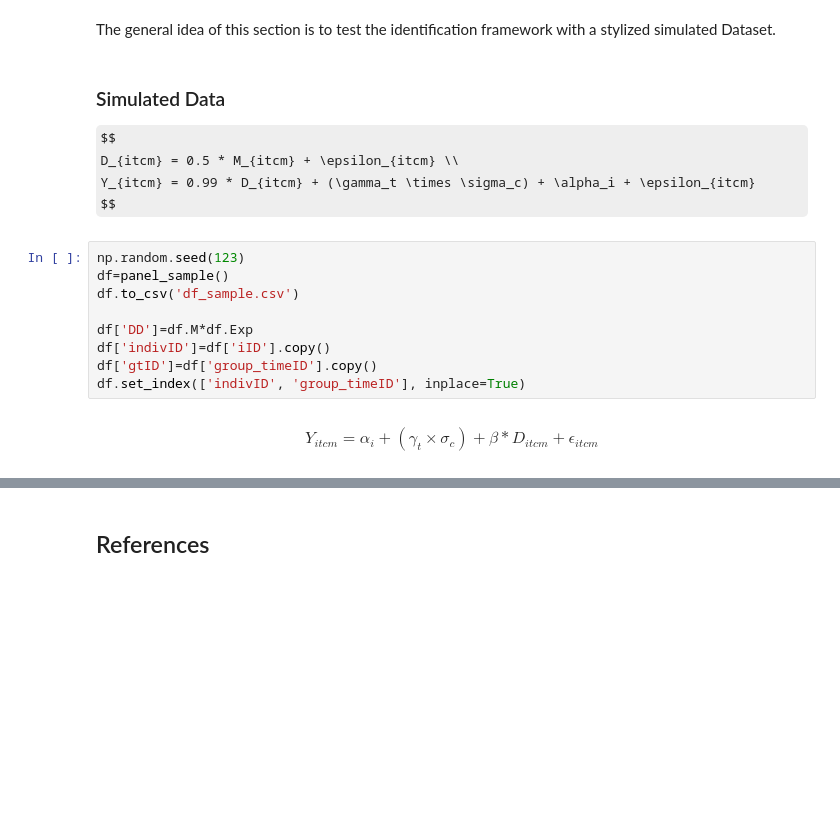
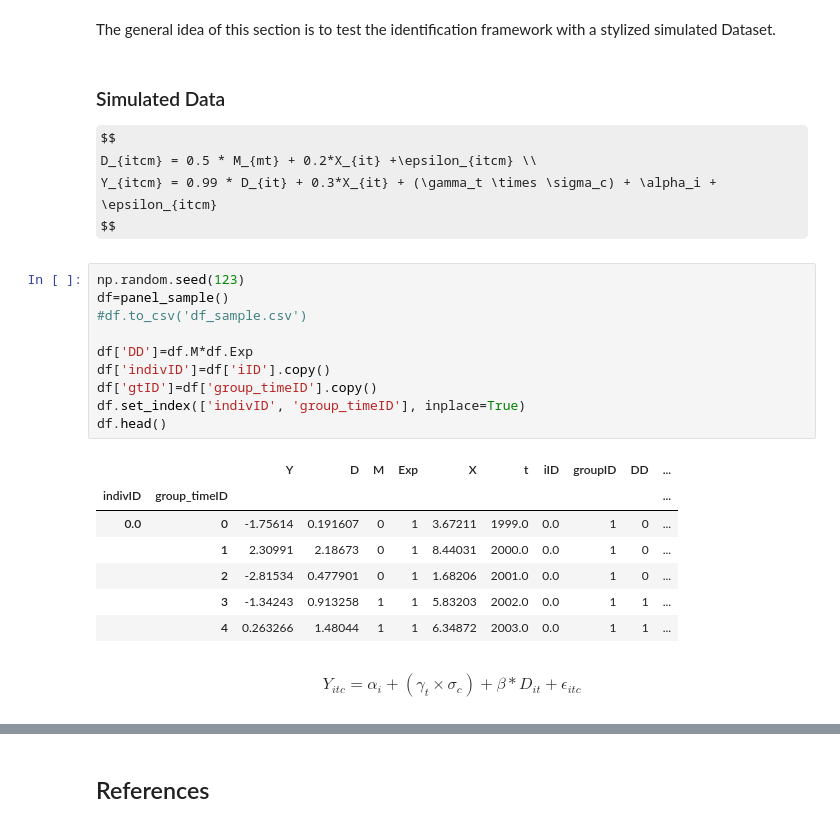
Before and after one commit to fbalensiefer/Python_SimulationStudy, a Jupyter notebook: fbalensiefer.ipynb, the cells around one changed output, grey strips where cells are left out. Cells and saved outputs as stored; diff of their text form; some formulas as TeX source; blank space fills up the shorter version.

```diff
--- a/fbalensiefer.ipynb
+++ b/fbalensiefer.ipynb
@@ -536,21 +543,30 @@ The general idea of this section is to test the identification framework with a
 ### Simulated Data
 
 $$
-D_{itcm} = 0.5 * M_{itcm} + \epsilon_{itcm} \\
-Y_{itcm} = 0.99 * D_{itcm} + (\gamma_t \times \sigma_c) + \alpha_i + \epsilon_{itcm}
+D_{itcm} = 0.5 * M_{mt} + 0.2*X_{it} +\epsilon_{itcm} \\
+Y_{itcm} = 0.99 * D_{it} + 0.3*X_{it} + (\gamma_t \times \sigma_c) + \alpha_i + \epsilon_{itcm}
 $$
 # %%
 np.random.seed(123)
 df=panel_sample()
-df.to_csv('df_sample.csv')
+#df.to_csv('df_sample.csv')
 
 df['DD']=df.M*df.Exp
 df['indivID']=df['iID'].copy()
 df['gtID']=df['group_timeID'].copy()
 df.set_index(['indivID', 'group_timeID'], inplace=True)
+df.head()
+# %% [output]
+|  |  | Y | D | M | Exp | X | t | iID | groupID | DD | ... |
+| indivID | group_timeID |  |  |  |  |  |  |  |  |  | ... |
+| 0.0 | 0 | -1.75614 | 0.191607 | 0 | 1 | 3.67211 | 1999.0 | 0.0 | 1 | 0 | ... |
+|  | 1 | 2.30991 | 2.18673 | 0 | 1 | 8.44031 | 2000.0 | 0.0 | 1 | 0 | ... |
+|  | 2 | -2.81534 | 0.477901 | 0 | 1 | 1.68206 | 2001.0 | 0.0 | 1 | 0 | ... |
+|  | 3 | -1.34243 | 0.913258 | 1 | 1 | 5.83203 | 2002.0 | 0.0 | 1 | 1 | ... |
+|  | 4 | 0.263266 | 1.48044 | 1 | 1 | 6.34872 | 2003.0 | 0.0 | 1 | 1 | ... |
 # %% [markdown]
 $$
-Y_{itcm} = \alpha_i + (\gamma_t \times \sigma_c) + \beta* D_{itcm} + \epsilon_{itcm}
+Y_{itc} = \alpha_i + (\gamma_t \times \sigma_c) + \beta* D_{it} + \epsilon_{itc}
 $$
 # %%
 mod = PanelOLS(df.Y, df['D'], entity_effects=True, time_effects=True)
```
Also changed, not shown: parts of 13 cells of this notebook, 2 other files.
